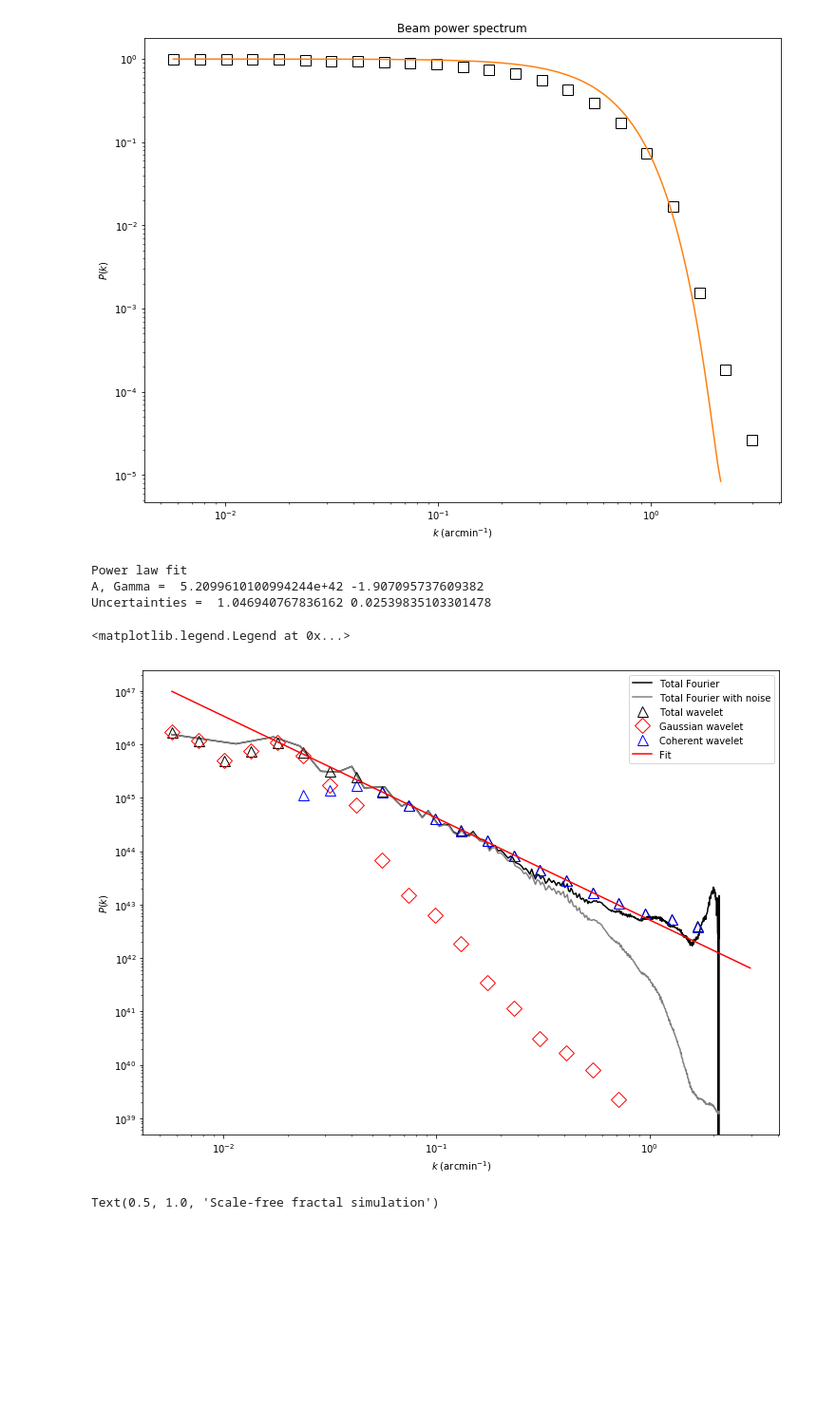
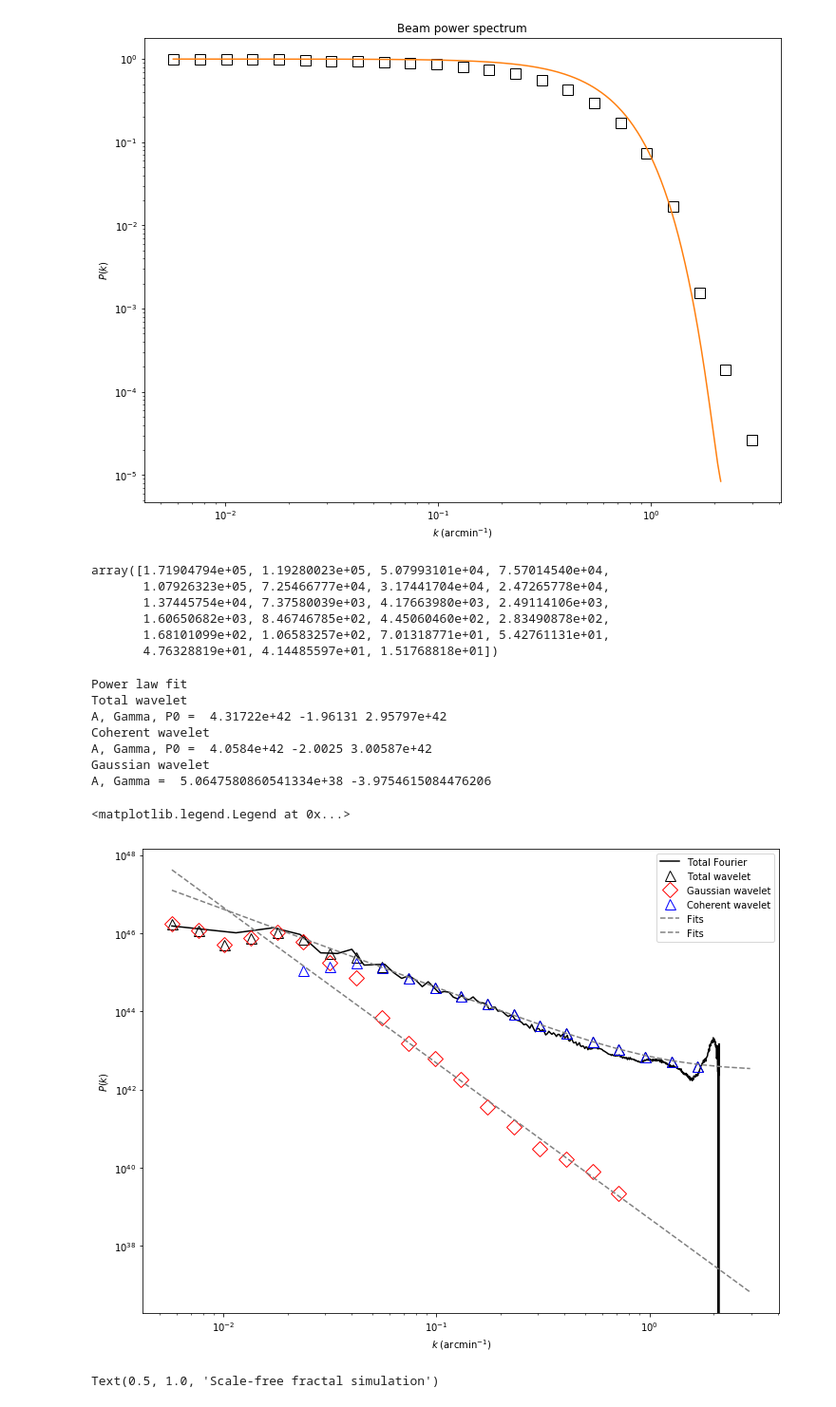
Before and after one commit to jfrob27/M1stage2020, a Jupyter notebook: Perseus.ipynb, the cells around one changed output. Shown at 95% size. Cells and saved outputs as stored; diff of their text form; code cells hidden in the pictures; blank space fills up the shorter version.

```diff
--- a/Perseus.ipynb
+++ b/Perseus.ipynb
@@ -185,34 +185,64 @@ plt.title('Beam power spectrum')
 # %% [output]
 Text(0.5, 1.0, 'Beam power spectrum')
 [figure]
+# %%
+S1a[0,:]/BS1an/1e41
+# %% [output]
+array([1.71904794e+05, 1.19280023e+05, 5.07993101e+04, 7.57014540e+04,
+       1.07926323e+05, 7.25466777e+04, 3.17441704e+04, 2.47265778e+04,
+       1.37445754e+04, 7.37580039e+03, 4.17663980e+03, 2.49114106e+03,
+       1.60650682e+03, 8.46746785e+02, 4.45060460e+02, 2.83490878e+02,
+       1.68101099e+02, 1.06583257e+02, 7.01318771e+01, 5.42761131e+01,
+       4.76328819e+01, 4.14485597e+01, 1.51768818e+01])
 # %%
 Noise = spec_k[-1]
 
 #Power spectra fits
-A, cov = np.polyfit(np.log(wav_k[8:18]), np.log(S1a[0,8:18]/BS1an[8:18]),deg=1,cov=True)
-fit = np.exp(A[1])*wav_k**A[0]
+A_gauss, gamma_gauss, P0_gauss = -0.949783e+36, 1.29555, 0.539171e+41
+fit_gauss=A_gauss*wav_k**gamma_gauss+P0_gauss
+A_cohe, gamma_cohe, P0_cohe = 40.5840e+41, -2.00250, 30.0587e+41
+fit_cohe=A_cohe*wav_k**gamma_cohe+P0_cohe
+A_spec, gamma_spec, P0_spec = 43.1722e+41, -1.96131, 29.5797e+41
+fit_spec=A_spec*wav_k**gamma_spec+P0_spec
+
+A, cov = np.polyfit(np.log(wav_k[8:17]), np.log(S1a[2,8:17]/BS1an[8:17]),deg=1,cov=True)
+fit_gauss = np.exp(A[1])*wav_k**A[0]
+
 print('Power law fit')
+print('Total wavelet')
+print('A, Gamma, P0 = ', A_spec, gamma_spec, P0_spec)
+print('Coherent wavelet')
+print('A, Gamma, P0 = ', A_cohe, gamma_cohe, P0_cohe)
+print('Gaussian wavelet')
+#print('A, Gamma, P0 = ', A_gauss, gamma_gauss, P0_gauss)
 print('A, Gamma = ', np.exp(A[1]), A[0])
-print('Uncertainties = ', np.exp(np.sqrt(np.diag(cov)[1])), np.sqrt(np.diag(cov)[0]))
 
 plt.figure(figsize(12,9))
 plt.plot(tab_k, (spec_k-Noise)/spec_beamn, color='black',label=r'Total Fourier')
-plt.plot(tab_k, spec_k, color='grey',label=r'Total Fourier with noise')
+#plt.plot(tab_k, spec_k, color='grey',label=r'Total Fourier with noise')
 plt.plot(wav_k, (S1a[0,:]-Noise)/BS1an,'^', markersize = 11, markerfacecolor='none', markeredgecolor='black', label='Total wavelet')
 plt.plot(wav_k, (S1a[2,:]-Noise)/BS1an,'D', markersize = 11, markerfacecolor='none', markeredgecolor='red', label='Gaussian wavelet')
 plt.plot(wav_k, (S1a[1,:]-Noise)/BS1an,'^', markersize = 11, markerfacecolor='none', markeredgecolor='blue', label='Coherent wavelet')
-plt.plot(wav_k, fit, color='red',label=r'Fit')
+
+plt.plot(wav_k, fit_gauss, color='grey', ls='--', lw=1.5, label=r'Fits')
+plt.plot(wav_k, fit_cohe, color='grey', ls='--', lw=1.5, label=r'Fits')
+#plt.plot(wav_k, fit_spec, color='grey', ls='--', lw=1.5, label=r'Fits')
+
 plt.xscale('log')
 plt.yscale('log')
 plt.xlabel(r'$k$ (arcmin$^{-1}$)')
 plt.ylabel(r'$P(k)$')
 plt.legend()
 # %% [output]
 Power law fit
-A, Gamma =  5.2099610100994244e+42 -1.907095737609382
-Uncertainties =  1.046940767836162 0.02539835103301478
+Total wavelet
+A, Gamma, P0 =  4.31722e+42 -1.96131 2.95797e+42
+Coherent wavelet
+A, Gamma, P0 =  4.0584e+42 -2.0025 3.00587e+42
+Gaussian wavelet
+A, Gamma =  5.0647580860541334e+38 -3.9754615084476206
 <matplotlib.legend.Legend at 0x...>
-[figure, old version]
+[figure, new version]
 # %%
 #Image reconstruction from the segmented wavelet coefficients
 M=np.size(wav_k)
```
Also changed, not shown: parts of 2 cells of this notebook, 5 other files.
